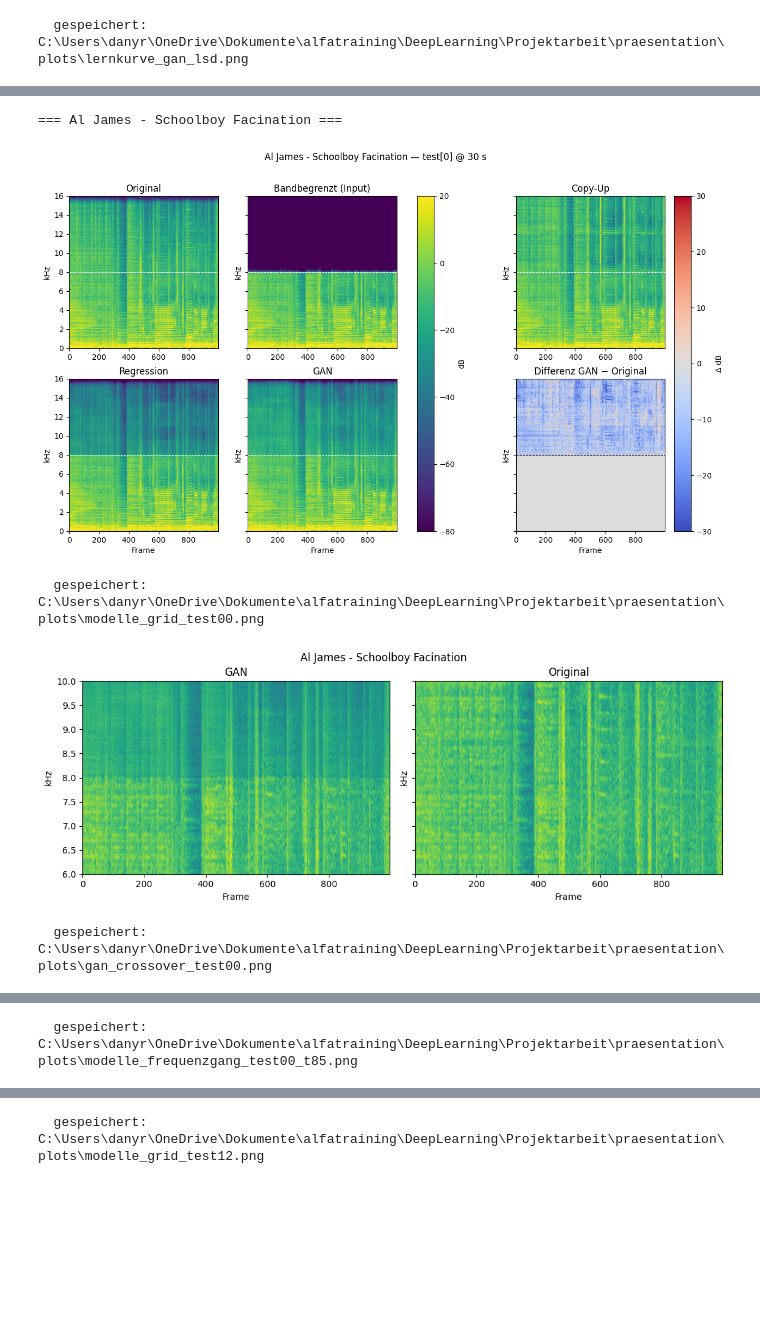
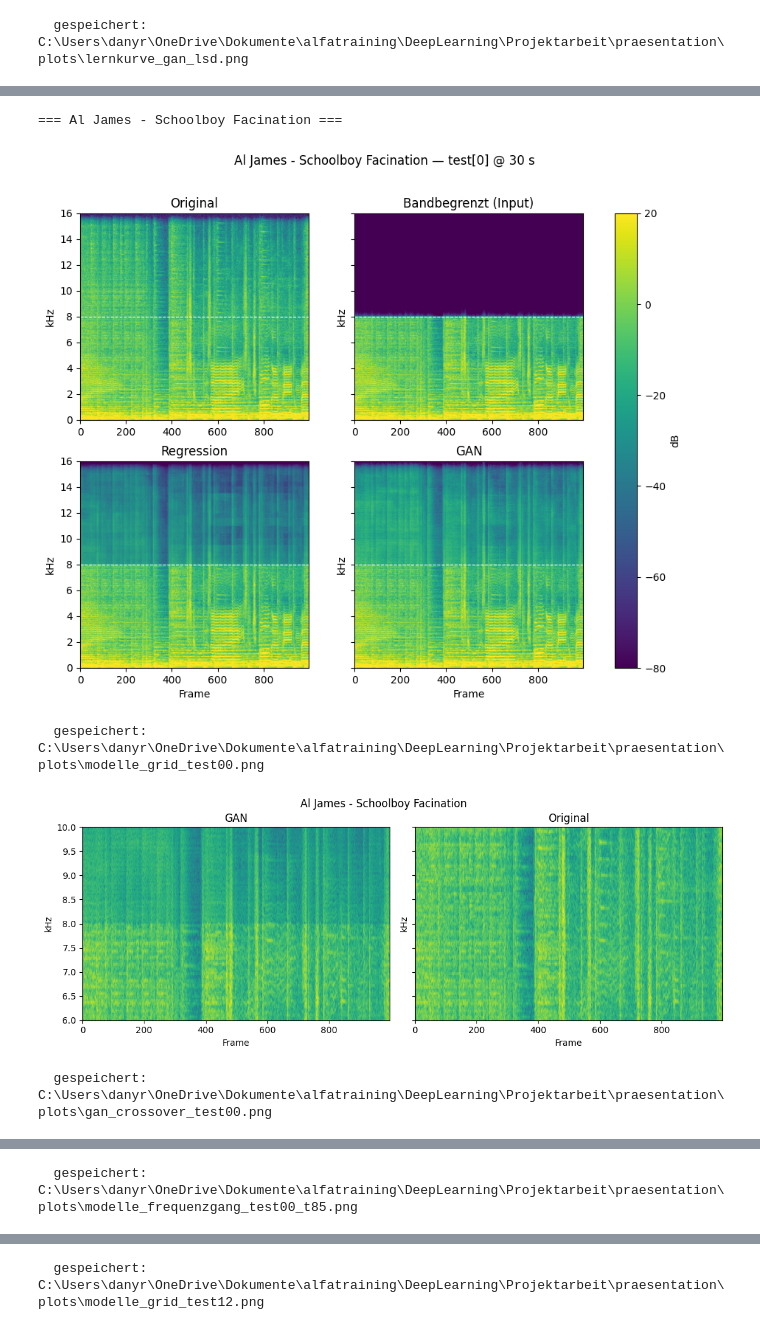
Before and after one commit to DanyelRychter/bwe_dnn, a Jupyter notebook: notebooks/p4_modelle_grafiken.ipynb, the cells around one changed output, grey strips where cells are left out. Cells and saved outputs as stored; diff of their text form; code cells hidden in the pictures; blank space fills up the shorter version.

```diff
--- a/notebooks/p4_modelle_grafiken.ipynb
+++ b/notebooks/p4_modelle_grafiken.ipynb
@@ -201,36 +200,36 @@ GRID_DEMOS = [
     ("test", 12, 60.0, 8.0),
 ]
 T0S = (85, 268)
 
 for split, index, offset, seconds in GRID_DEMOS:
     name, target = load_demo(split, index, seconds=seconds, offset=offset)
-    cu, inp = baseline_from_fullband(target)
+    _, inp = baseline_from_fullband(target)
     reg, _ = model_from_fullband(g_reg, target)
     gan, _ = model_from_fullband(g_gan, target)
     key = f"{split}{index:02d}"
     print(f"=== {name} ===")
 
-    fig = P.spectro_grid6(target, inp, cu, reg, gan,
+    fig = P.spectro_grid4(target, inp, reg, gan,
                           suptitle=f"{name} — {split}[{index}] @ {offset:.0f} s")
     plt.show()
     save_fig(fig, f"modelle_grid_{key}.png")
 
     fig = P.crossover_zoom(gan, target, titles=("GAN", "Original"))
     fig.suptitle(name, y=1.02)
     plt.show()
     save_fig(fig, f"gan_crossover_{key}.png")
 
     for t0 in T0S:
         fig = P.frame_response(
             [("Original", target, dict(color="0.6", lw=1.0)),
              ("Regression", reg, dict(color="C0", lw=1.2)),
              ("GAN", gan, dict(color="C1", lw=1.2))],
             t0=t0, title=f"{name} — Frequenzgang Frame t = {t0}")
         plt.show()
         save_fig(fig, f"modelle_frequenzgang_{key}_t{t0}.png")
 # %% [output]
 === Al James - Schoolboy Facination ===
-[figure, old version]
+[figure, new version]
   gespeichert: C:\Users\danyr\OneDrive\Dokumente\alfatraining\DeepLearning\Projektarbeit\praesentation\plots\modelle_grid_test00.png
 [figure]
   gespeichert: C:\Users\danyr\OneDrive\Dokumente\alfatraining\DeepLearning\Projektarbeit\praesentation\plots\gan_crossover_test00.png
```
Also changed, not shown: parts of 4 cells of this notebook, 6 other files.
